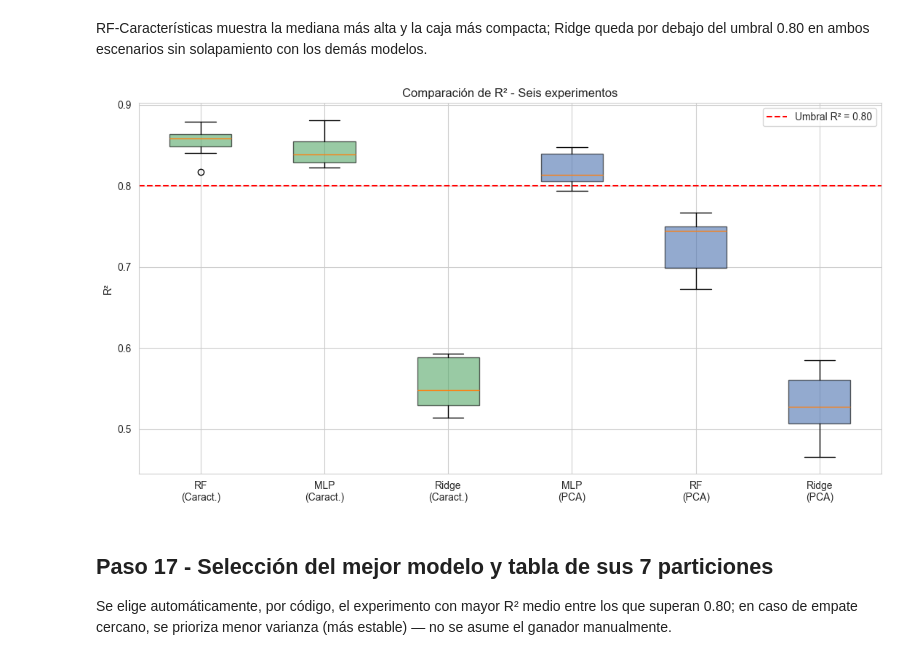
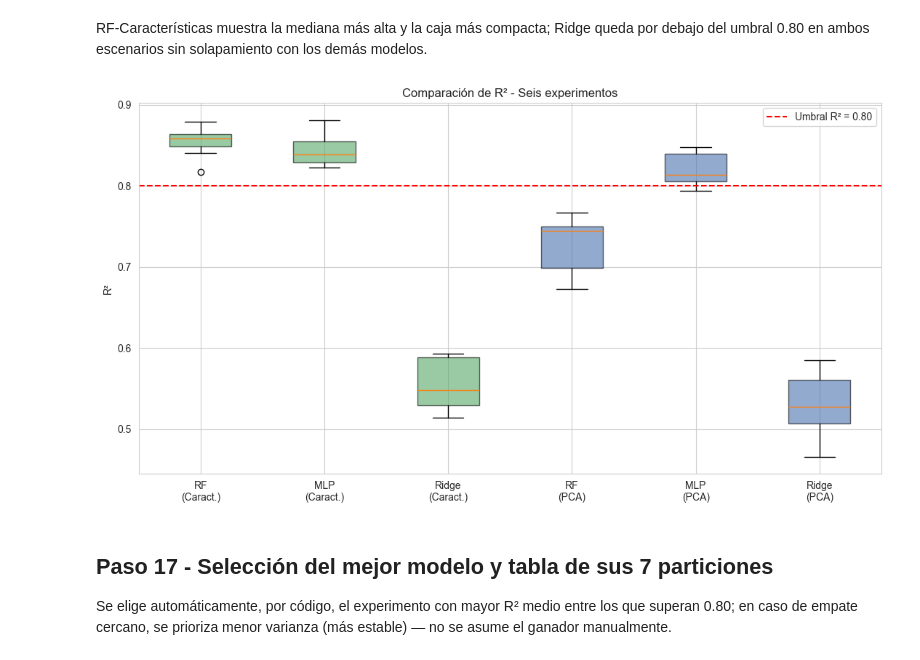
Before and after one commit to MarcosUriel123/concrete-strength-render, a Jupyter notebook: concrete_regression.ipynb, the cells around one changed output. Drawn from its saved outputs; the diff is of its cells as text; code cells hidden in the pictures.

```diff
--- a/concrete_regression.ipynb
+++ b/concrete_regression.ipynb
@@ -713,32 +713,32 @@ RF-Características muestra la mediana más alta y la caja más compacta; Ridge
 # %%
 orden_experimentos = [
     "RandomForestRegressor - Características seleccionadas",
     "MLPRegressor - Características seleccionadas",
     "Ridge - Características seleccionadas",
+    "RandomForestRegressor - PCA",
     "MLPRegressor - PCA",
-    "RandomForestRegressor - PCA",
     "Ridge - PCA"
 ]
-etiquetas_cortas = ["RF\n(Caract.)", "MLP\n(Caract.)", "Ridge\n(Caract.)", "MLP\n(PCA)", "RF\n(PCA)", "Ridge\n(PCA)"]
+etiquetas_cortas = ["RF\n(Caract.)", "MLP\n(Caract.)", "Ridge\n(Caract.)", "RF\n(PCA)", "MLP\n(PCA)", "Ridge\n(PCA)"]
 datos_boxplot = [resultados_experimentos[exp]["r2_folds"] for exp in orden_experimentos]
 
 plt.figure(figsize=(11, 6))
 try:
     caja = plt.boxplot(datos_boxplot, tick_labels=etiquetas_cortas, patch_artist=True)
 except TypeError:
     caja = plt.boxplot(datos_boxplot, labels=etiquetas_cortas, patch_artist=True)
 colores = ["#55A868", "#55A868", "#55A868", "#4C72B0", "#4C72B0", "#4C72B0"]
 for patch, color in zip(caja["boxes"], colores):
     patch.set_facecolor(color)
     patch.set_alpha(0.6)
 plt.axhline(0.80, color="red", linestyle="--", label="Umbral R² = 0.80")
 plt.ylabel("R²")
 plt.title("Comparación de R² - Seis experimentos")
 plt.legend()
 plt.tight_layout()
 plt.show()
 # %% [output]
-[figure, old version]
+[figure, new version]
 # %% [markdown]
 ## Paso 17 - Selección del mejor modelo y tabla de sus 7 particiones
 
```
Also changed, not shown: parts of 3 cells of this notebook.
